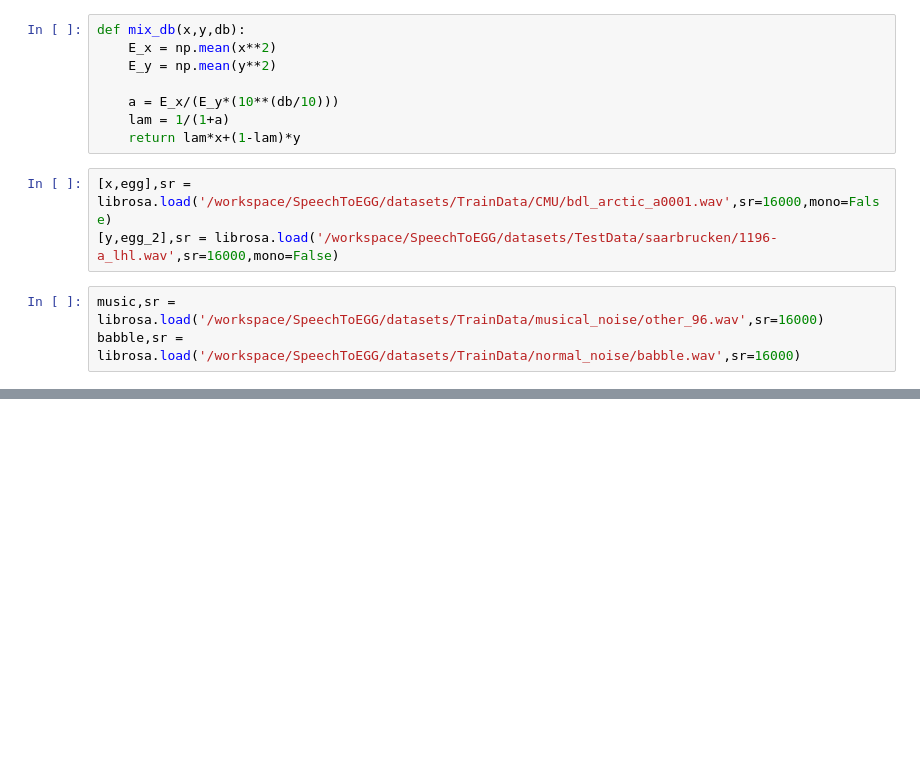
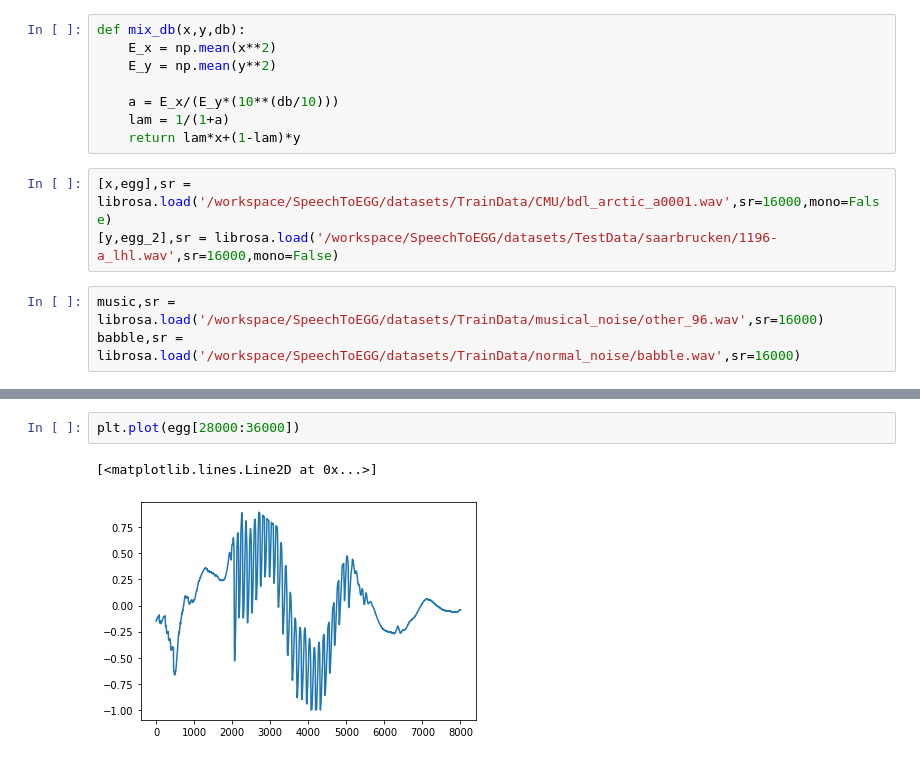
Before and after one commit to SeongwoongCho/SpeechToEGG, a Jupyter notebook: EDA_spectrogram.ipynb, the cells around one changed output, grey strips where cells are left out. Drawn from its saved outputs; the diff is of its cells as text; blank space fills up the shorter version.

```diff
--- a/EDA_spectrogram.ipynb
+++ b/EDA_spectrogram.ipynb
@@ -132,0 +42,5 @@ np.log(np.abs(stft.imag)+1e-8).min()
+# %%
+plt.plot(egg[28000:36000])
+# %% [output]
+[<matplotlib.lines.Line2D at 0x...>]
+[figure, added]
```
Also changed, not shown: parts of 44 cells of this notebook, 11 other files.
